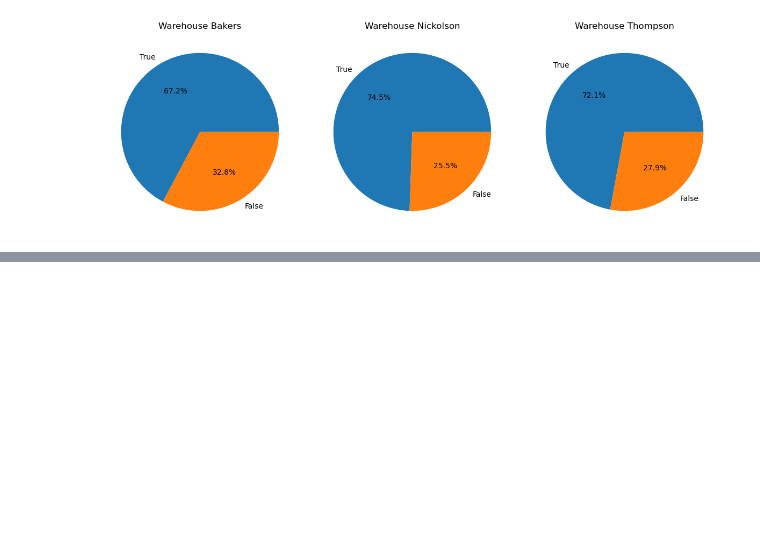
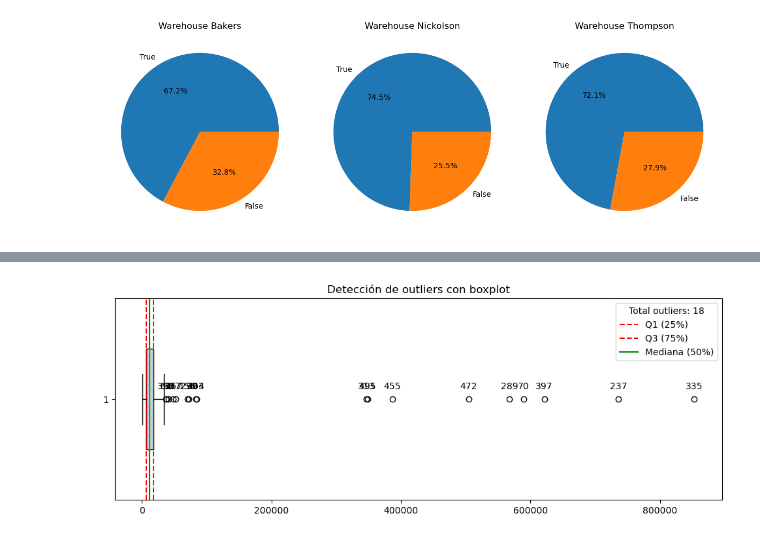
Before and after one commit to Dowhyj32/EDA, a Jupyter notebook: clean_data.ipynb, the cells around one changed output, grey strips where cells are left out. Saved outputs shown, nothing was run; the diff lists cells and outputs as text; code cells hidden in the pictures; blank space fills up the shorter version.

Commit message:
outliers

```diff
--- a/clean_data.ipynb
+++ b/clean_data.ipynb
@@ -94,0 +167,21 @@ plt.show()
+# %%
+Q1_ot = d['order_total'].quantile(0.25)
+Q3_ot = d['order_total'].quantile(0.75)
+print(f'Lower Quartile is: {Q1_ot}')
+print(f'Upper Quartile is: {Q3_ot}')
+
+median = d['order_total'].median()
+
+IQR = Q3_ot-Q1_ot
+print(f'Value of IQR_order_total is: {IQR}')
+
+llimit = Q1_ot  - 1.5*IQR
+ulimit = Q3_ot + 1.5*IQR
+
+print(f'Lower limit of order_total is: {llimit}')
+print(f'Upper limit of order_total is: {ulimit}')
+
+d['outlier'] = ((d['order_total']<llimit) | (d['order_total']>ulimit))
+out = d['outlier'].value_counts()
+outliers = d[(d['order_total']<llimit) | (d['order_total']>ulimit)]
+out
@@ -94,0 +198,16 @@ plt.show()
+# %%
+plt.figure(figsize=(12, 4))
+
+plt.boxplot(d['order_total'], vert=False, widths=0.5, patch_artist=True, boxprops=dict(facecolor="lightblue"))
+plt.axvline(Q1_ot, color='red', linestyle='dashed', label="Q1 (25%)")
+plt.axvline(Q3_ot, color='red', linestyle='dashed', label="Q3 (75%)")
+plt.axvline(median, color='green', linestyle='solid', label="Mediana (50%)")
+
+for index, value in zip(outliers.index, outliers['order_total']):
+    plt.text(value, 1.05, str(index), fontsize=10, color='black', ha='center')
+
+plt.title('Detección de outliers con boxplot')
+plt.legend(title=f"Total outliers: {len(outliers)}")
+plt.show()
+# %% [output]
+[figure, added]
```
Also changed, not shown: parts of 17 cells of this notebook.
